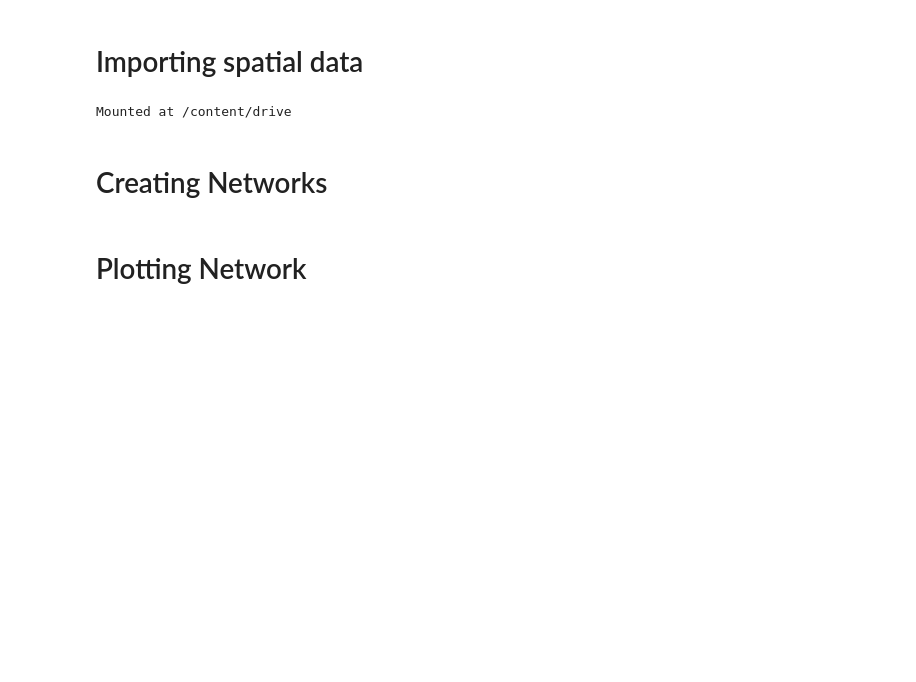
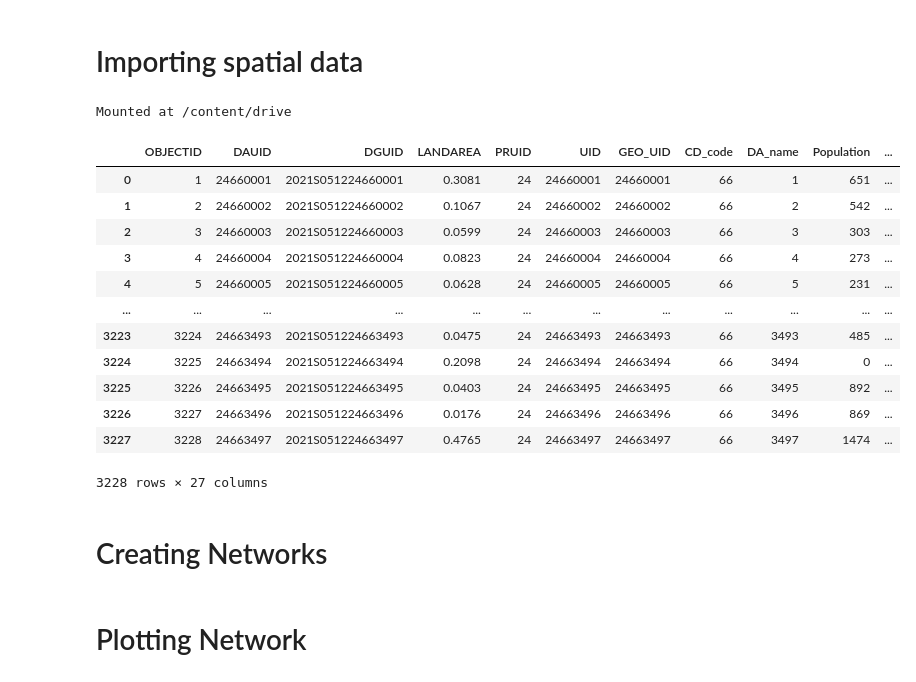
Before and after one commit to Nmg1994/ActiveTransportation, a Jupyter notebook: ABM_ActiveTransportation.ipynb, the cells around one changed output. Saved outputs shown, nothing was run; the diff lists cells and outputs as text; code cells hidden in the pictures; blank space fills up the shorter version.

```diff
--- a/ABM_ActiveTransportation.ipynb
+++ b/ABM_ActiveTransportation.ipynb
@@ -48,6 +48,22 @@ Netedges_car = gpd.read_file(os.path.join(data_path, "Edges_car.shp")).set_index
 Netedges_walk = gpd.read_file(os.path.join(data_path, "Edges_walk.shp")).set_index(['u', 'v', 'key'])
 Netedges_bike = gpd.read_file(os.path.join(data_path, "Edges_bike.shp")).set_index(['u', 'v', 'key'])
 Netedges_transit = gpd.read_file(os.path.join(data_path, "Edges_transit.shp")).set_index(['u', 'v', 'key'])
+# %%
+montreal_da
+# %% [output]
+|  | OBJECTID | DAUID | DGUID | LANDAREA | PRUID | UID | GEO_UID | CD_code | DA_name | Population | ... |
+| 0 | 1 | 24660001 | 2021S051224660001 | 0.3081 | 24 | 24660001 | 24660001 | 66 | 1 | 651 | ... |
+| 1 | 2 | 24660002 | 2021S051224660002 | 0.1067 | 24 | 24660002 | 24660002 | 66 | 2 | 542 | ... |
+| 2 | 3 | 24660003 | 2021S051224660003 | 0.0599 | 24 | 24660003 | 24660003 | 66 | 3 | 303 | ... |
+| 3 | 4 | 24660004 | 2021S051224660004 | 0.0823 | 24 | 24660004 | 24660004 | 66 | 4 | 273 | ... |
+| 4 | 5 | 24660005 | 2021S051224660005 | 0.0628 | 24 | 24660005 | 24660005 | 66 | 5 | 231 | ... |
+| ... | ... | ... | ... | ... | ... | ... | ... | ... | ... | ... | ... |
+| 3223 | 3224 | 24663493 | 2021S051224663493 | 0.0475 | 24 | 24663493 | 24663493 | 66 | 3493 | 485 | ... |
+| 3224 | 3225 | 24663494 | 2021S051224663494 | 0.2098 | 24 | 24663494 | 24663494 | 66 | 3494 | 0 | ... |
+| 3225 | 3226 | 24663495 | 2021S051224663495 | 0.0403 | 24 | 24663495 | 24663495 | 66 | 3495 | 892 | ... |
+| 3226 | 3227 | 24663496 | 2021S051224663496 | 0.0176 | 24 | 24663496 | 24663496 | 66 | 3496 | 869 | ... |
+| 3227 | 3228 | 24663497 | 2021S051224663497 | 0.4765 | 24 | 24663497 | 24663497 | 66 | 3497 | 1474 | ... |
+3228 rows × 27 columns
 # %% [markdown]
 # Creating Networks
 # %%
```
Also changed, not shown: parts of 4 cells of this notebook.
